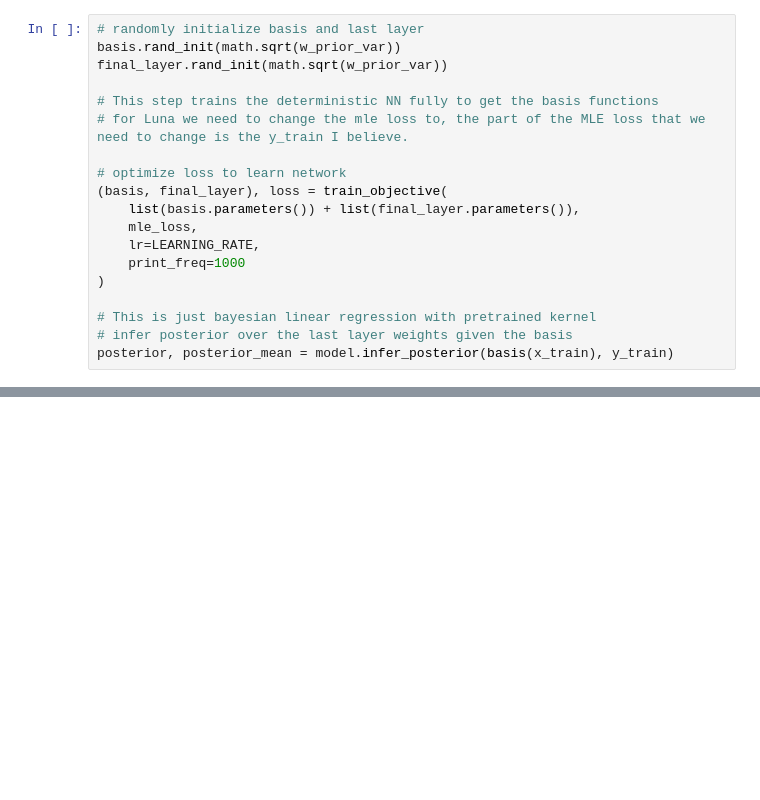
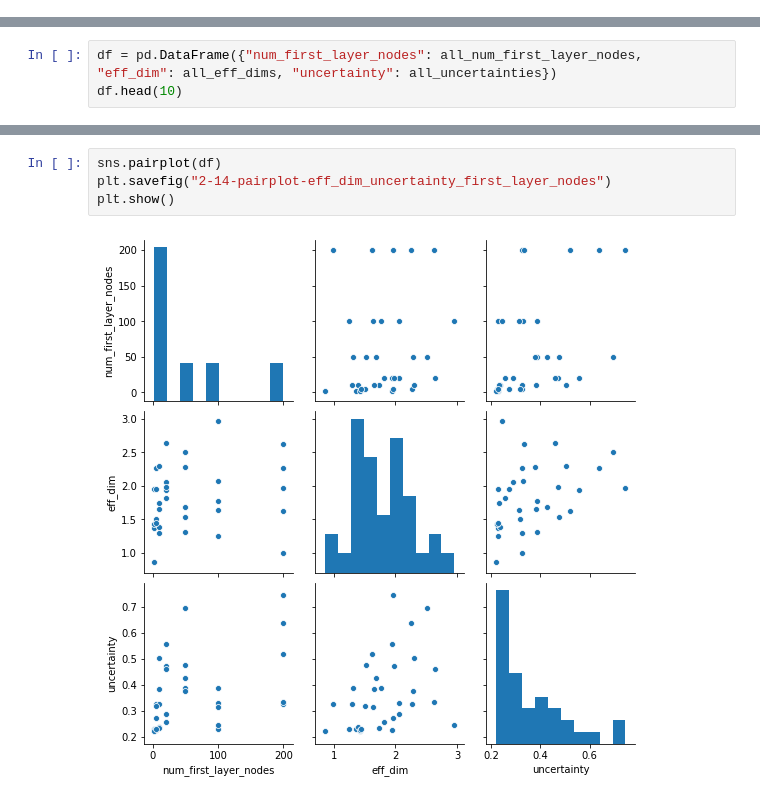
Before and after one commit to mxgo111/expressive-bases, a Jupyter notebook: notebook.ipynb, the cells around one changed output, grey strips where cells are left out. Drawn from its saved outputs; the diff is of its cells as text; blank space fills up the shorter version.

Commit message:
visualize eff_dim vs uncertainties

```diff
--- a/notebook.ipynb
+++ b/notebook.ipynb
@@ -130,19 +0,0 @@ def mle_loss():
-# %%
-# randomly initialize basis and last layer
-basis.rand_init(math.sqrt(w_prior_var))
-final_layer.rand_init(math.sqrt(w_prior_var))
-
-# This step trains the deterministic NN fully to get the basis functions
-# for Luna we need to change the mle loss to, the part of the MLE loss that we need to change is the y_train I believe.
-
-# optimize loss to learn network
-(basis, final_layer), loss = train_objective(
-    list(basis.parameters()) + list(final_layer.parameters()),
-    mle_loss,
-    lr=LEARNING_RATE,
-    print_freq=1000
-)
-
-# This is just bayesian linear regression with pretrained kernel
-# infer posterior over the last layer weights given the basis
-posterior, posterior_mean = model.infer_posterior(basis(x_train), y_train)
@@ -307,0 +120,3 @@ Created in <span style='font-weight:600;margin-left:4px;'>Deepnote</span></a>
+# %%
+df = pd.DataFrame({"num_first_layer_nodes": all_num_first_layer_nodes, "eff_dim": all_eff_dims, "uncertainty": all_uncertainties})
+df.head(10)
@@ -307,0 +135,6 @@ Created in <span style='font-weight:600;margin-left:4px;'>Deepnote</span></a>
+# %%
+sns.pairplot(df)
+plt.savefig("2-14-pairplot-eff_dim_uncertainty_first_layer_nodes")
+plt.show()
+# %% [output]
+[figure, added]
```
Also changed, not shown: parts of 9 cells of this notebook, 9 other files.
